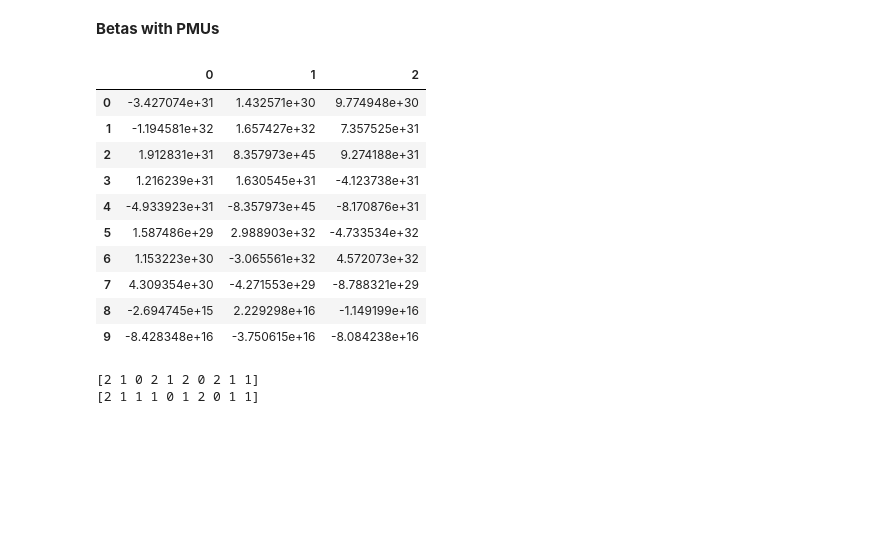
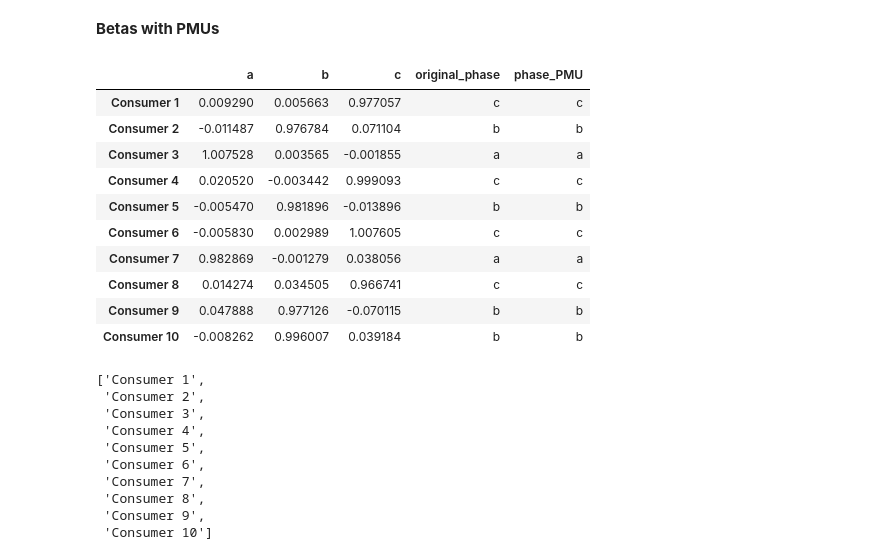
Before and after one commit to antoniovitorvb/IST-data-analytics-for-smart-grids, a Jupyter notebook: project1/DASG_project1_AV_JB.ipynb, the cells around one changed output. Saved outputs shown, nothing was run; the diff lists cells and outputs as text; code cells hidden in the pictures; blank space fills up the shorter version.

```diff
--- a/project1/DASG_project1_AV_JB.ipynb
+++ b/project1/DASG_project1_AV_JB.ipynb
@@ -290,25 +281,43 @@ for t in range(m):
 # %% [markdown]
 <b>Betas with PMUs
-# %%
-xTx = np.linalg.inv(X.conj().T @ X)
-beta = xTx @ np.transpose(X.conj()) @ Y
-B = pd.DataFrame(np.real(beta).reshape(10,3))
-B
-# %% [output]
-|  | 0 | 1 | 2 |
-| 0 | -3.427074e+31 | 1.432571e+30 | 9.774948e+30 |
-| 1 | -1.194581e+32 | 1.657427e+32 | 7.357525e+31 |
-| 2 | 1.912831e+31 | 8.357973e+45 | 9.274188e+31 |
-| 3 | 1.216239e+31 | 1.630545e+31 | -4.123738e+31 |
-| 4 | -4.933923e+31 | -8.357973e+45 | -8.170876e+31 |
-| 5 | 1.587486e+29 | 2.988903e+32 | -4.733534e+32 |
-| 6 | 1.153223e+30 | -3.065561e+32 | 4.572073e+32 |
-| 7 | 4.309354e+30 | -4.271553e+29 | -8.788321e+29 |
-| 8 | -2.694745e+15 | 2.229298e+16 | -1.149199e+16 |
-| 9 | -8.428348e+16 | -3.750615e+16 | -8.084238e+16 |
-# %%
-print(consumerPhase)
-print(np.argmax(np.round(np.real(beta), 3).reshape(10,3), axis=1))
-# %% [output]
-[2 1 0 2 1 2 0 2 1 1]
-[2 1 1 1 0 1 2 0 1 1]
+# %%
+phase_dict = {
+    0: 'a',
+    1: 'b',
+    2: 'c'
+}
+
+xTx = np.linalg.inv(X.conj().T @ X)
+betaPMU = xTx @ np.transpose(X.conj()) @ dVq
+
+B = pd.DataFrame(np.real(betaPMU).reshape(10,3))
+B.columns = ['a', 'b', 'c']
+B.index = [f'Consumer {c+1}' for c in range(len(B))]
+B['original_phase'] = [phase_dict[p] for p in consumerPhase]
+B['phase_PMU'] = [phase_dict[p] for p in np.argmax(np.round(np.real(betaPMU), 3).reshape(10,3), axis=1)]
+B
+# %% [output]
+|  | a | b | c | original_phase | phase_PMU |
+| Consumer 1 | 0.009290 | 0.005663 | 0.977057 | c | c |
+| Consumer 2 | -0.011487 | 0.976784 | 0.071104 | b | b |
+| Consumer 3 | 1.007528 | 0.003565 | -0.001855 | a | a |
+| Consumer 4 | 0.020520 | -0.003442 | 0.999093 | c | c |
+| Consumer 5 | -0.005470 | 0.981896 | -0.013896 | b | b |
+| Consumer 6 | -0.005830 | 0.002989 | 1.007605 | c | c |
+| Consumer 7 | 0.982869 | -0.001279 | 0.038056 | a | a |
+| Consumer 8 | 0.014274 | 0.034505 | 0.966741 | c | c |
+| Consumer 9 | 0.047888 | 0.977126 | -0.070115 | b | b |
+| Consumer 10 | -0.008262 | 0.996007 | 0.039184 | b | b |
+# %%
+[f'Consumer {c+1}' for c in range(len(B))]
+# %% [output]
+['Consumer 1',
+ 'Consumer 2',
+ 'Consumer 3',
+ 'Consumer 4',
+ 'Consumer 5',
+ 'Consumer 6',
+ 'Consumer 7',
+ 'Consumer 8',
+ 'Consumer 9',
+ 'Consumer 10']
```
Also changed, not shown: parts of 3 cells of this notebook, 3 other files.
